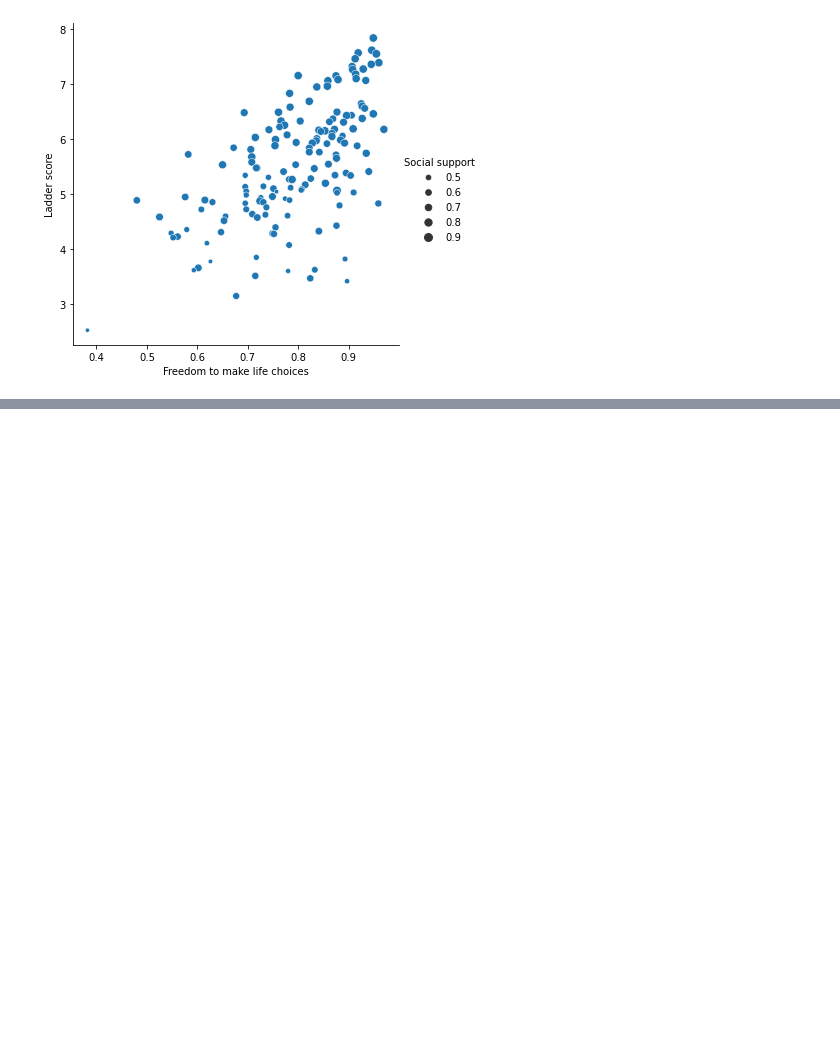
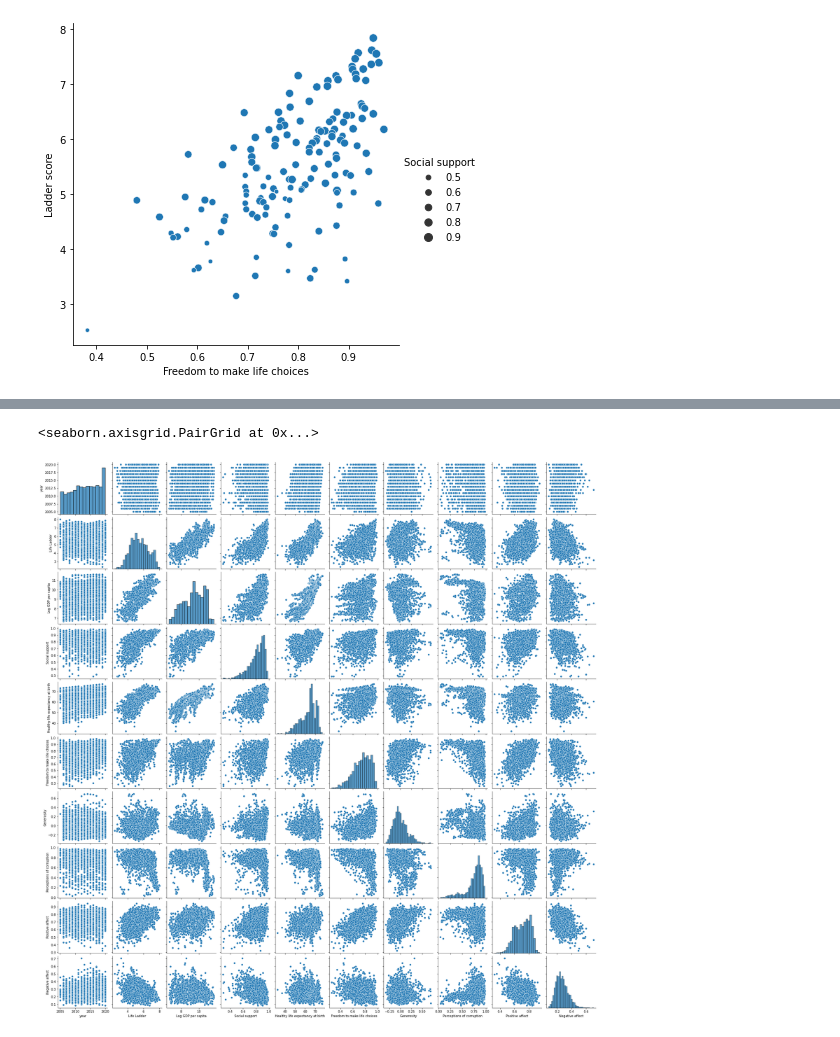
Before and after one commit to Jacksonwolf15/World-Happiness-DS, a Jupyter notebook: WHiX.ipynb, the cells around one changed output, grey strips where cells are left out. Saved outputs shown, nothing was run; the diff lists cells and outputs as text; code cells hidden in the pictures; blank space fills up the shorter version.

```diff
--- a/WHiX.ipynb
+++ b/WHiX.ipynb
@@ -220,0 +221,5 @@ sns.heatmap(corr,
+# %%
+sns.pairplot(wh)
+# %% [output]
+<seaborn.axisgrid.PairGrid at 0x...>
+[figure, added]
```
Also changed, not shown: parts of 8 cells of this notebook.
